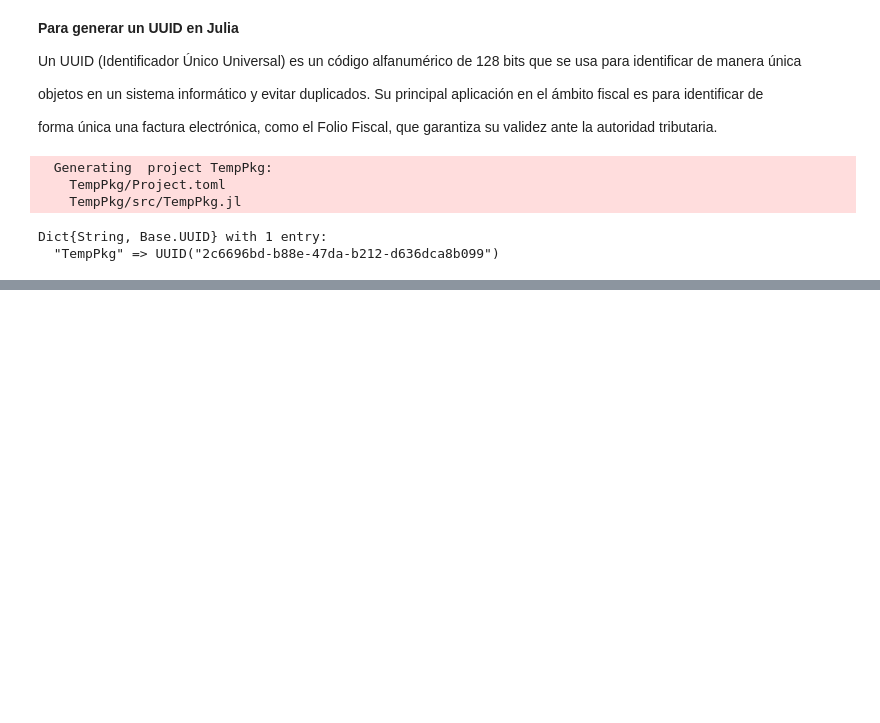
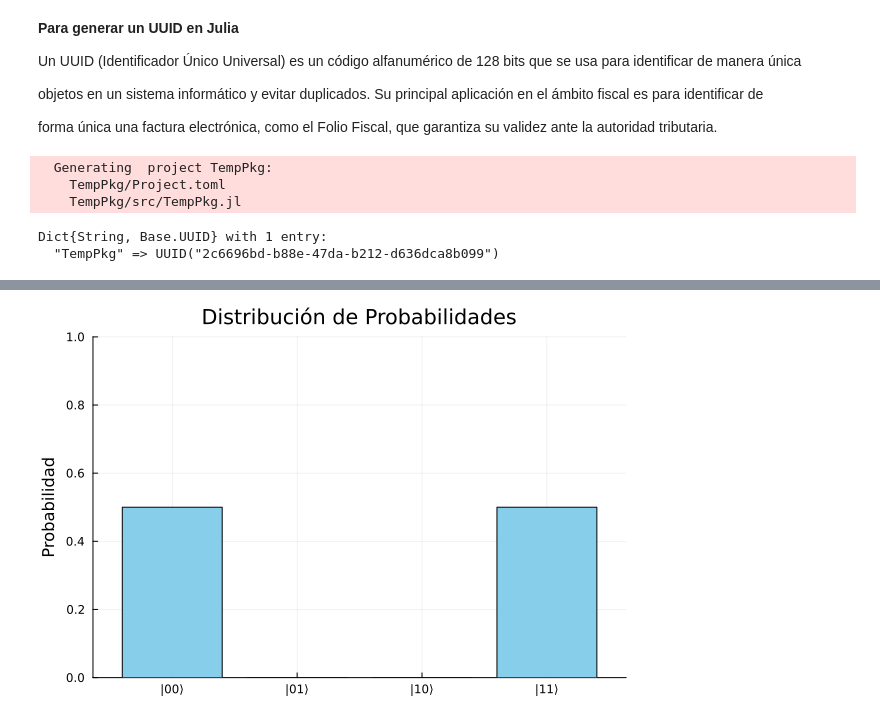
Before and after one commit to imardiego/pruebasWxmaxima, a Jupyter notebook: ejerciciosJulia_PythonMaxima/ejecucionMaximaFromJulia.ipynb, the cells around one changed output, grey strips where cells are left out. Saved outputs shown, nothing was run; the diff lists cells and outputs as text; code cells hidden in the pictures; blank space fills up the shorter version.

```diff
--- a/ejerciciosJulia_PythonMaxima/ejecucionMaximaFromJulia.ipynb
+++ b/ejerciciosJulia_PythonMaxima/ejecucionMaximaFromJulia.ipynb
@@ -1294,0 +1350,5 @@ rm("TempPkg", recursive=true)
+# %%
+using Yao
+
+# 1. Crear registro de 2 qubits en |00⟩
+reg = zero_state(2)
@@ -1294,0 +1373,4 @@ rm("TempPkg", recursive=true)
+# %%
+# 4. Obtener amplitudes y probabilidades
+amps = statevec(reg)
+probs = abs2.(amps)
@@ -1294,0 +1394,6 @@ rm("TempPkg", recursive=true)
+# %%
+println("\n📊 Probabilidades de medición:")
+basis_states = ["|00⟩", "|01⟩", "|10⟩", "|11⟩"]
+for (state, prob) in zip(basis_states, probs)
+    println("  $(state): $(round(prob, digits=4))")
+end
@@ -1294,0 +1443,11 @@ rm("TempPkg", recursive=true)
+# %%
+using Plots
+
+bar(basis_states, probs,
+    title="Distribución de Probabilidades",
+    ylabel="Probabilidad",
+    legend=false,
+    color=:skyblue,
+    ylims=(0,1))
+# %% [output]
+[figure, added]
```
Also changed, not shown: parts of 13 cells of this notebook.
